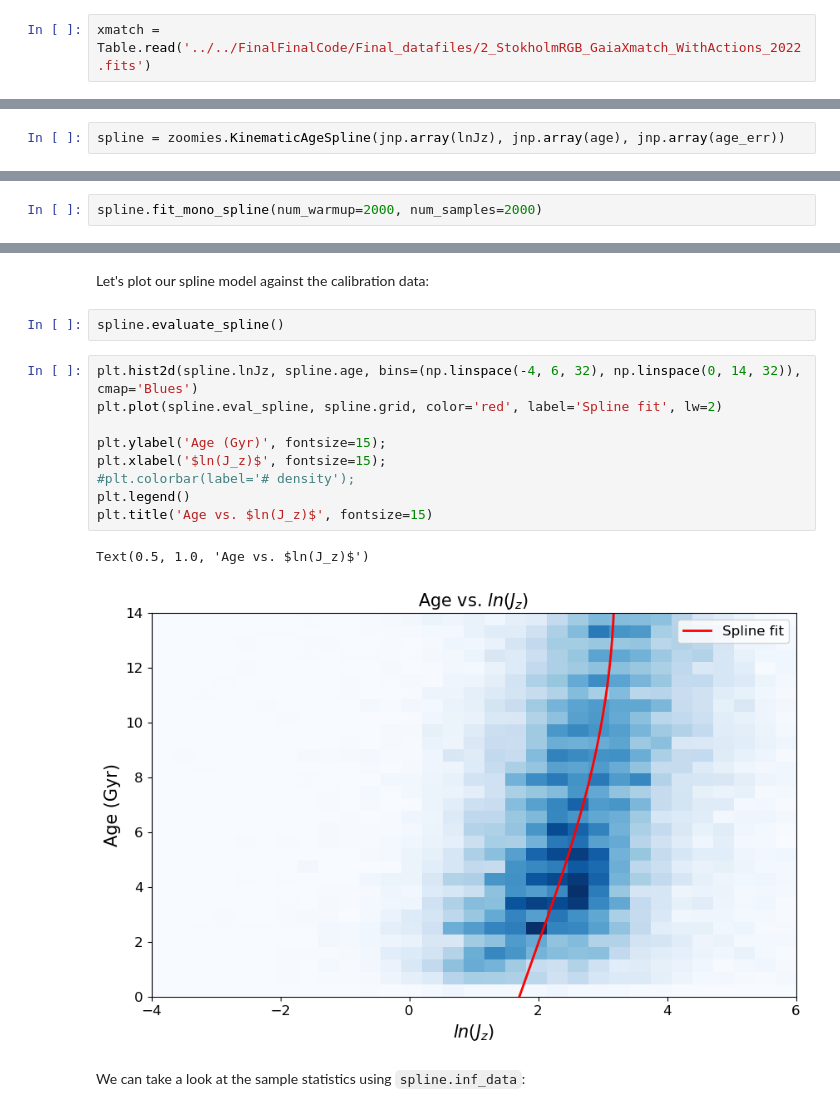
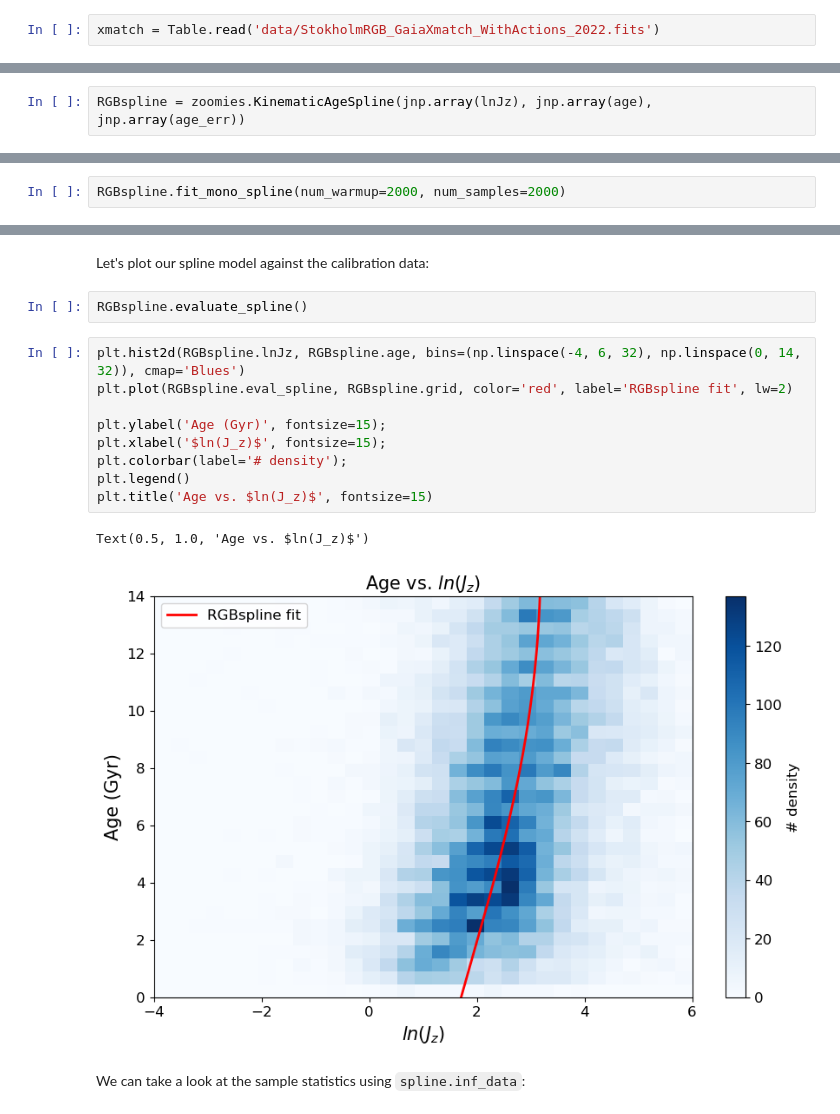
Before and after one commit to ssagear/zoomies, a Jupyter notebook: tutorials/Main_Kinematic_Age_Spline.ipynb, the cells around one changed output, grey strips where cells are left out. Cells and saved outputs as stored; diff of their text form.

Commit message:
updated tutorials and un added datafiles

```diff
--- a/tutorials/Main_Kinematic_Age_Spline.ipynb
+++ b/tutorials/Main_Kinematic_Age_Spline.ipynb
@@ -56,5 +56,5 @@ Start from here if you don't want to do all the calculations again
 # %%
-xmatch = Table.read('../../FinalFinalCode/Final_datafiles/2_StokholmRGB_GaiaXmatch_WithActions_2022.fits')
+xmatch = Table.read('data/StokholmRGB_GaiaXmatch_WithActions_2022.fits')
 # %% [markdown]
 Defining age, ln(J_z), and age error arrays
 # %%
@@ -77,29 +77,29 @@ Text(0.5, 1.0, 'RGB Calibration Sample')
 # %% [markdown]
 First, define a KinematicAgeSpline object using ``jax`` arrays of the age, age_error, and lnJz variables we defined above:
 # %%
-spline = zoomies.KinematicAgeSpline(jnp.array(lnJz), jnp.array(age), jnp.array(age_err))
+RGBspline = zoomies.KinematicAgeSpline(jnp.array(lnJz), jnp.array(age), jnp.array(age_err))
 # %% [markdown]
 With ``spline.fit_mono_spline``, you can fit the age--action model (including a monotonic age--lnJz spline) using the calibration sample in one step.
 # %%
-spline.fit_mono_spline(num_warmup=2000, num_samples=2000)
+RGBspline.fit_mono_spline(num_warmup=2000, num_samples=2000)
 # %% [output]
 Fitting line...
 # %% [markdown]
 Let's plot our spline model against the calibration data:
 # %%
-spline.evaluate_spline()
+RGBspline.evaluate_spline()
 # %%
-plt.hist2d(spline.lnJz, spline.age, bins=(np.linspace(-4, 6, 32), np.linspace(0, 14, 32)), cmap='Blues')
-plt.plot(spline.eval_spline, spline.grid, color='red', label='Spline fit', lw=2)
+plt.hist2d(RGBspline.lnJz, RGBspline.age, bins=(np.linspace(-4, 6, 32), np.linspace(0, 14, 32)), cmap='Blues')
+plt.plot(RGBspline.eval_spline, RGBspline.grid, color='red', label='RGBspline fit', lw=2)
 
 plt.ylabel('Age (Gyr)', fontsize=15);
 plt.xlabel('$ln(J_z)$', fontsize=15);
-#plt.colorbar(label='# density');
+plt.colorbar(label='# density');
 plt.legend()
 plt.title('Age vs. $ln(J_z)$', fontsize=15)
 # %% [output]
 Text(0.5, 1.0, 'Age vs. $ln(J_z)$')
-[figure, old version]
+[figure, new version]
 # %% [markdown]
 We can take a look at the sample statistics using ``spline.inf_data``:
 # %%
```
Also changed, not shown: parts of 52 cells of this notebook, 2 other files.
